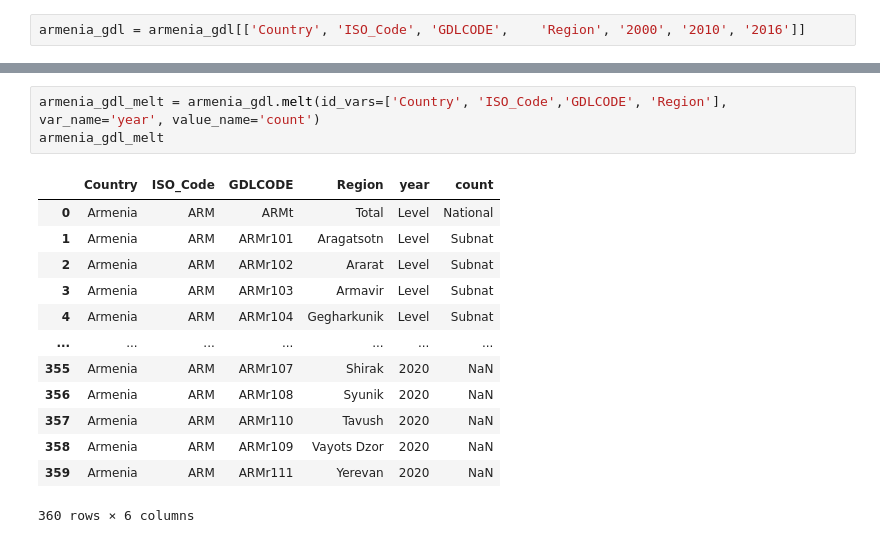
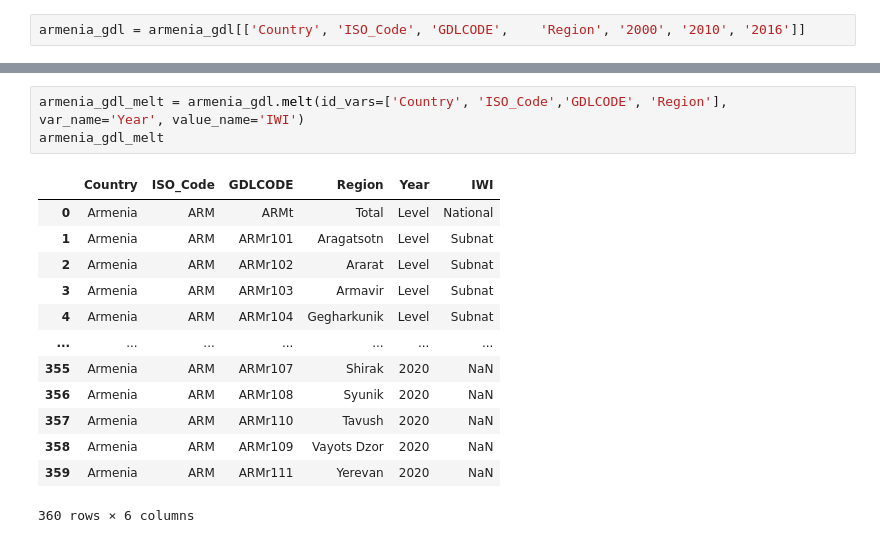
Before and after one commit to fayshaw/data_preprocessing, a Jupyter notebook: livwell.ipynb, the cells around one changed output, grey strips where cells are left out. Cells and saved outputs as stored; diff of their text form.

```diff
--- a/livwell.ipynb
+++ b/livwell.ipynb
@@ -628,10 +609,10 @@ armenia_gdl = armenia_gdl[['Country', 'ISO_Code', 'GDLCODE',	'Region', '2000', '
 
 Figure from [pandas.pydata.org](https://pandas.pydata.org/pandas-docs/version/0.25.1/user_guide/reshaping.html#reshaping-by-melt)
 # %%
-armenia_gdl_melt = armenia_gdl.melt(id_vars=['Country', 'ISO_Code','GDLCODE', 'Region'], var_name='year', value_name='count')
+armenia_gdl_melt = armenia_gdl.melt(id_vars=['Country', 'ISO_Code','GDLCODE', 'Region'], var_name='Year', value_name='IWI')
 armenia_gdl_melt
 # %% [output]
-|  | Country | ISO_Code | GDLCODE | Region | year | count |
+|  | Country | ISO_Code | GDLCODE | Region | Year | IWI |
 | 0 | Armenia | ARM | ARMt | Total | Level | National |
 | 1 | Armenia | ARM | ARMr101 | Aragatsotn | Level | Subnat |
 | 2 | Armenia | ARM | ARMr102 | Ararat | Level | Subnat |
```
Also changed, not shown: parts of 22 cells of this notebook.
